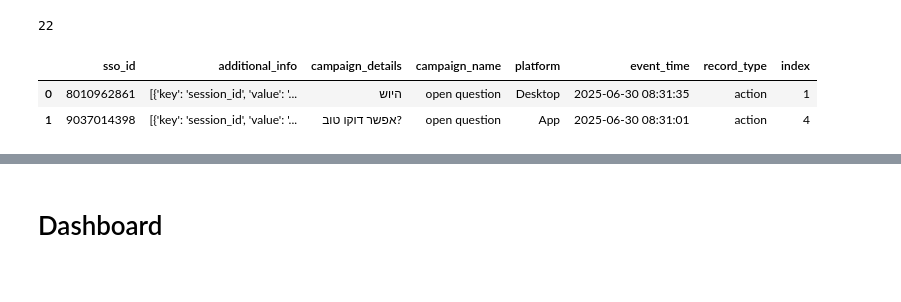
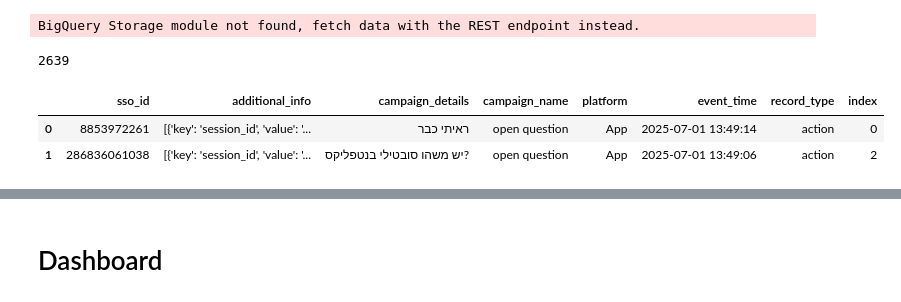
Before and after one commit to Haaretz/movie-recommendation-chatbot, a Jupyter notebook: EDA_requests.ipynb, the cells around one changed output, grey strips where cells are left out. Drawn from its saved outputs; the diff is of its cells as text; code cells hidden in the pictures.

```diff
--- a/EDA_requests.ipynb
+++ b/EDA_requests.ipynb
@@ -6,42 +6,43 @@ import plotly.graph_objects as go
 from plotly.subplots import make_subplots
 # %%
 
-time = '2025-06-30'
+time = '2025-07-01'
 SQL_QUERY =  f"""
 SELECT
   sso_id,additional_info,campaign_details,campaign_name,platform,event_time,record_type
 FROM
   `htz-common.raw_data.requests`
 WHERE
   TIMESTAMP_TRUNC(event_time, DAY) >= TIMESTAMP('{time}')
   AND page_type = 'Chatbot'
   AND campaign_name in ('response answer','open question')
   -- AND sso_id IS NOT NULL
 ORDER BY
   event_time DESC;
 """
 client = bigquery.Client()
 query_job = client.query(SQL_QUERY)
 
 results = query_job.result()
 df_all = results.to_dataframe()
 # add index
 df_all['index'] = df_all.index
 df_all['event_time_temp'] = df_all['event_time'].dt.strftime('%Y-%m-%d %H:%M')
 df_all['event_time'] = df_all['event_time'].dt.strftime('%Y-%m-%d %H:%M:%S')
 df = df_all.drop_duplicates(subset=['sso_id', 'campaign_details','event_time'], keep='last')
 response = df[df['campaign_name'] == 'response answer'].drop_duplicates(subset=['sso_id','campaign_details'], keep='last')
 df_f = pd.concat([df[df['campaign_name'] == 'open question'], response], ignore_index=True)
 df_f = df_f.drop(columns=['event_time_temp'])
 print(df_f.shape[0])
 df_f = df_f.reset_index(drop=True)
 df = df_f.copy()
 df.head(2)
 # %% [output]
-22
+BigQuery Storage module not found, fetch data with the REST endpoint instead.
+2639
 |  | sso_id | additional_info | campaign_details | campaign_name | platform | event_time | record_type | index |
-| 0 | 8010962861 | [{'key': 'session_id', 'value': '... | היוש | open question | Desktop | 2025-06-30 08:31:35 | action | 1 |
-| 1 | 9037014398 | [{'key': 'session_id', 'value': '... | אפשר דוקו טוב? | open question | App | 2025-06-30 08:31:01 | action | 4 |
+| 0 | 8853972261 | [{'key': 'session_id', 'value': '... | ראיתי כבר | open question | App | 2025-07-01 13:49:14 | action | 0 |
+| 1 | 286836061038 | [{'key': 'session_id', 'value': '... | יש משהו סובטילי בנטפליקס? | open question | App | 2025-07-01 13:49:06 | action | 2 |
 # %%
 # preprocess the data
 
```
Also changed, not shown: parts of 20 cells of this notebook, 1 other file.
